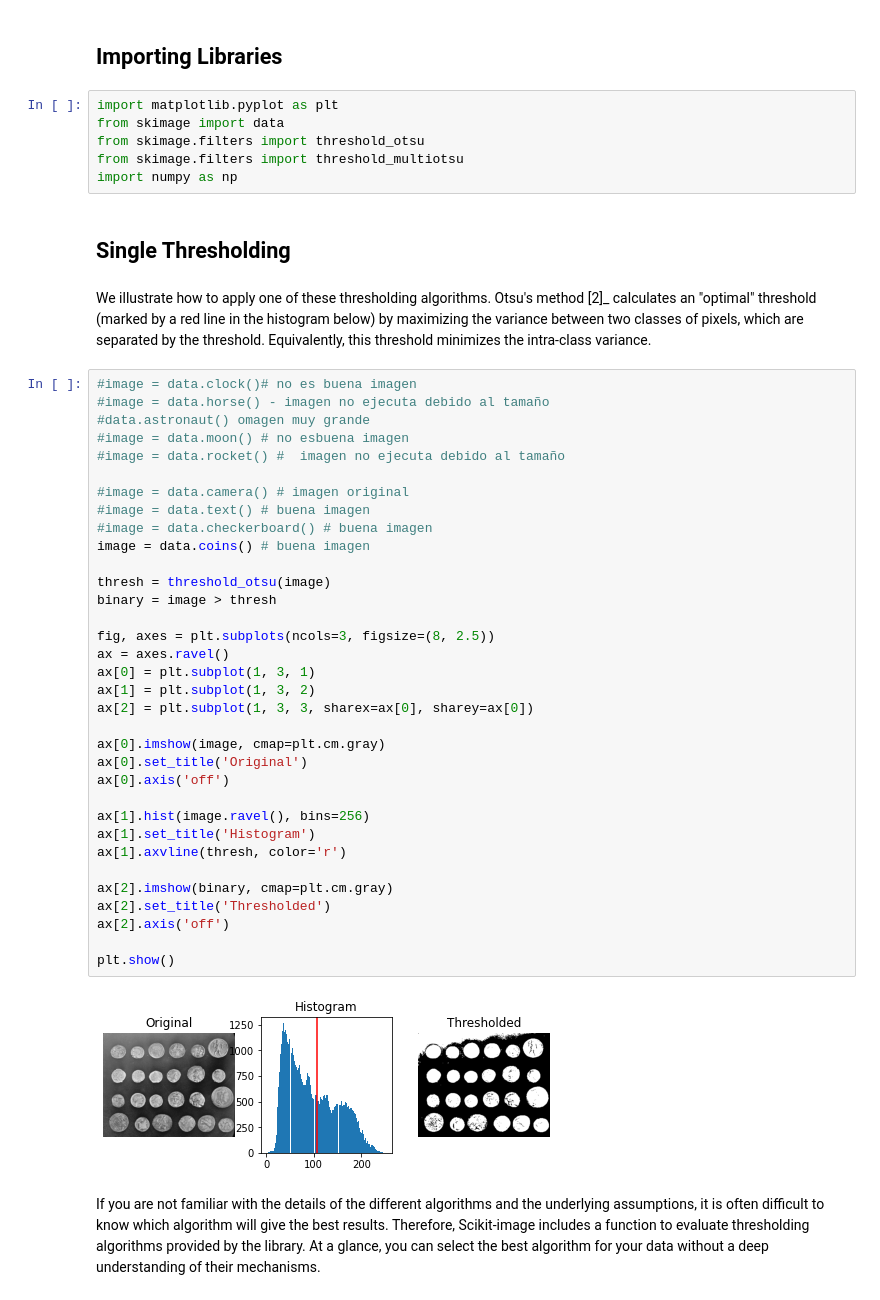
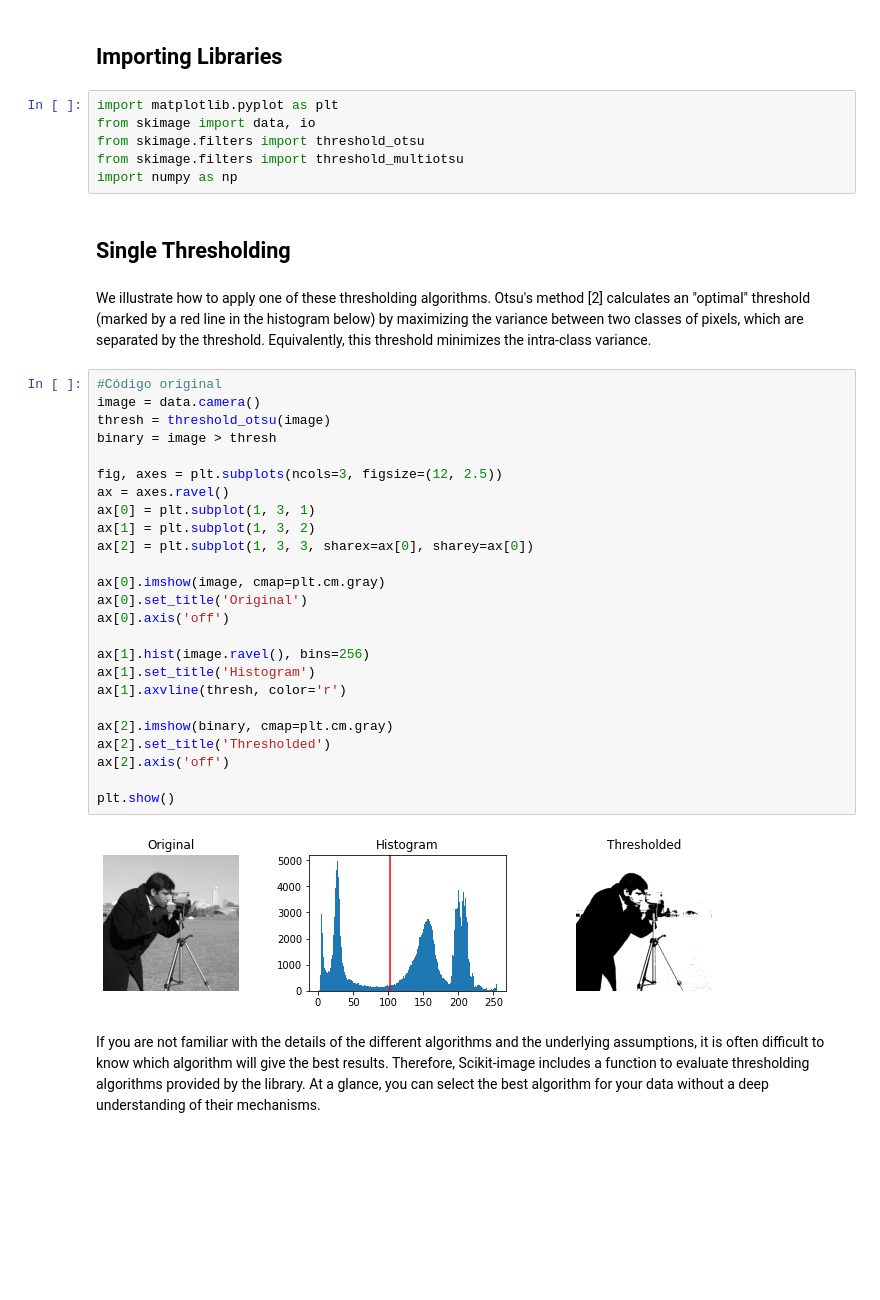
Before and after one commit to andreac941/ComputerVision-Eq3, a Jupyter notebook: 9.4_Segmentation_Otsu_Eq10.ipynb, the cells around one changed output. Drawn from its saved outputs; the diff is of its cells as text; blank space fills up the shorter version.

```diff
--- a/9.4_Segmentation_Otsu_Eq10.ipynb
+++ b/9.4_Segmentation_Otsu_Eq10.ipynb
@@ -22,7 +22,7 @@ Thresholding is used to create a binary image from a grayscale image
 ## Importing Libraries <a class="anchor" id="libraries" ></a>
 # %%
 import matplotlib.pyplot as plt
-from skimage import data
+from skimage import data, io
 from skimage.filters import threshold_otsu
 from skimage.filters import threshold_multiotsu
 import numpy as np
@@ -30,46 +30,37 @@ import numpy as np
 ## Single Thresholding <a class="anchor" id="single" ></a>
 # %% [markdown]
 We illustrate how to apply one of these thresholding algorithms.
-Otsu's method [2]_ calculates an "optimal" threshold (marked by a red line in the
+Otsu's method [2] calculates an "optimal" threshold (marked by a red line in the
 histogram below) by maximizing the variance between two classes of pixels,
 which are separated by the threshold. Equivalently, this threshold minimizes
 the intra-class variance.
 # %%
-#image = data.clock()# no es buena imagen
-#image = data.horse() - imagen no ejecuta debido al tamaño
-#data.astronaut() omagen muy grande
-#image = data.moon() # no esbuena imagen
-#image = data.rocket() #  imagen no ejecuta debido al tamaño
-
-#image = data.camera() # imagen original
-#image = data.text() # buena imagen
-#image = data.checkerboard() # buena imagen
-image = data.coins() # buena imagen
-
+#Código original
+image = data.camera()
 thresh = threshold_otsu(image)
 binary = image > thresh
 
-fig, axes = plt.subplots(ncols=3, figsize=(8, 2.5))
+fig, axes = plt.subplots(ncols=3, figsize=(12, 2.5))
 ax = axes.ravel()
 ax[0] = plt.subplot(1, 3, 1)
 ax[1] = plt.subplot(1, 3, 2)
 ax[2] = plt.subplot(1, 3, 3, sharex=ax[0], sharey=ax[0])
 
 ax[0].imshow(image, cmap=plt.cm.gray)
 ax[0].set_title('Original')
 ax[0].axis('off')
 
 ax[1].hist(image.ravel(), bins=256)
 ax[1].set_title('Histogram')
 ax[1].axvline(thresh, color='r')
 
 ax[2].imshow(binary, cmap=plt.cm.gray)
 ax[2].set_title('Thresholded')
 ax[2].axis('off')
 
 plt.show()
 # %% [output]
-[figure, old version]
+[figure, new version]
 # %% [markdown]
 If you are not familiar with the details of the different algorithms and the
 underlying assumptions, it is often difficult to know which algorithm will give
```
Also changed, not shown: parts of 10 cells of this notebook.
